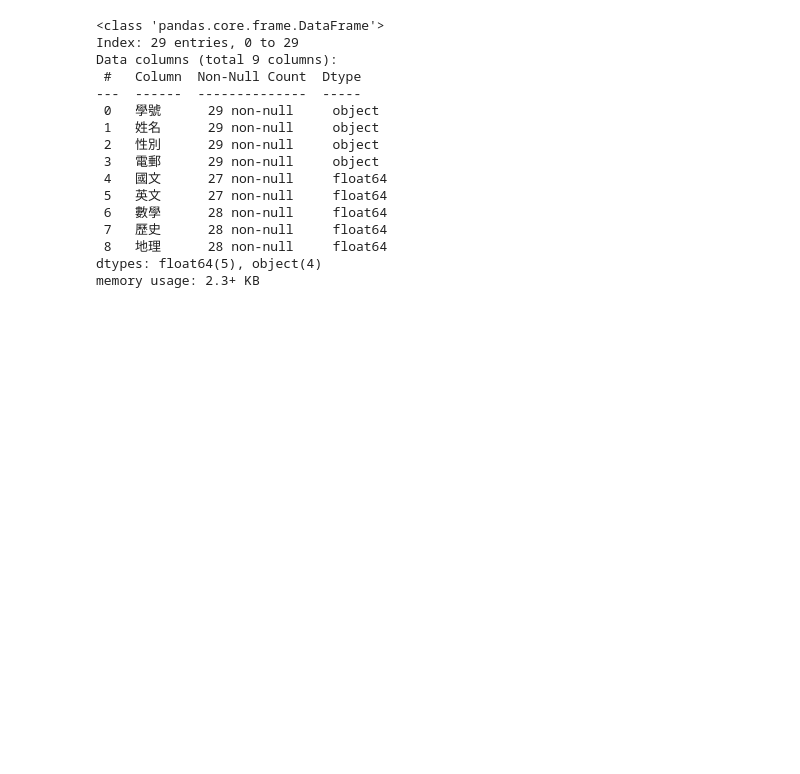
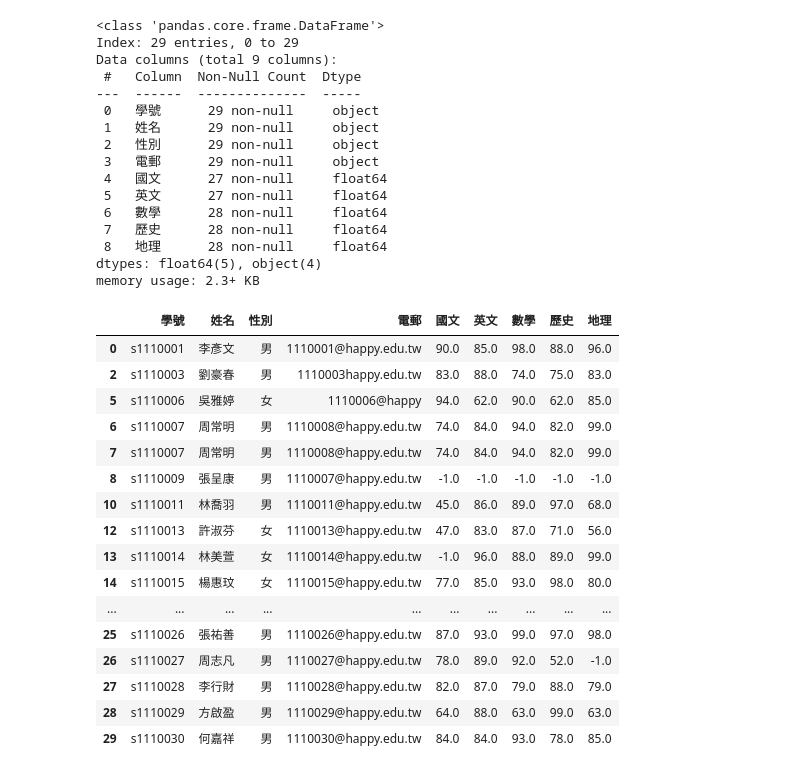
Before and after one commit to AshleyKoung/Data-Analysis, a Jupyter notebook: 資料清洗處理.ipynb, the cells around one changed output. Drawn from its saved outputs; the diff is of its cells as text; code cells hidden in the pictures; blank space fills up the shorter version.

```diff
--- a/資料清洗處理.ipynb
+++ b/資料清洗處理.ipynb
@@ -124,3 +124,28 @@ Data columns (total 9 columns):
  8   地理      28 non-null     float64
 dtypes: float64(5), object(4)
 memory usage: 2.3+ KB
+# %%
+#將檔案中空值刪除
+
+import pandas as pd
+df = pd.read_csv('學生月考成績檔.csv')
+df=df.dropna()
+df
+# %% [output]
+|  | 學號 | 姓名 | 性別 | 電郵 | 國文 | 英文 | 數學 | 歷史 | 地理 |
+| 0 | s1110001 | 李彥文 | 男 | 1110001@happy.edu.tw | 90.0 | 85.0 | 98.0 | 88.0 | 96.0 |
+| 2 | s1110003 | 劉豪春 | 男 | 1110003happy.edu.tw | 83.0 | 88.0 | 74.0 | 75.0 | 83.0 |
+| 5 | s1110006 | 吳雅婷 | 女 | 1110006@happy | 94.0 | 62.0 | 90.0 | 62.0 | 85.0 |
+| 6 | s1110007 | 周常明 | 男 | 1110008@happy.edu.tw | 74.0 | 84.0 | 94.0 | 82.0 | 99.0 |
+| 7 | s1110007 | 周常明 | 男 | 1110008@happy.edu.tw | 74.0 | 84.0 | 94.0 | 82.0 | 99.0 |
+| 8 | s1110009 | 張呈康 | 男 | 1110007@happy.edu.tw | -1.0 | -1.0 | -1.0 | -1.0 | -1.0 |
+| 10 | s1110011 | 林喬羽 | 男 | 1110011@happy.edu.tw | 45.0 | 86.0 | 89.0 | 97.0 | 68.0 |
+| 12 | s1110013 | 許淑芬 | 女 | 1110013@happy.edu.tw | 47.0 | 83.0 | 87.0 | 71.0 | 56.0 |
+| 13 | s1110014 | 林美萱 | 女 | 1110014@happy.edu.tw | -1.0 | 96.0 | 88.0 | 89.0 | 99.0 |
+| 14 | s1110015 | 楊惠玟 | 女 | 1110015@happy.edu.tw | 77.0 | 85.0 | 93.0 | 98.0 | 80.0 |
+| ... | ... | ... | ... | ... | ... | ... | ... | ... | ... |
+| 25 | s1110026 | 張祐善 | 男 | 1110026@happy.edu.tw | 87.0 | 93.0 | 99.0 | 97.0 | 98.0 |
+| 26 | s1110027 | 周志凡 | 男 | 1110027@happy.edu.tw | 78.0 | 89.0 | 92.0 | 52.0 | -1.0 |
+| 27 | s1110028 | 李行財 | 男 | 1110028@happy.edu.tw | 82.0 | 87.0 | 79.0 | 88.0 | 79.0 |
+| 28 | s1110029 | 方啟盈 | 男 | 1110029@happy.edu.tw | 64.0 | 88.0 | 63.0 | 99.0 | 63.0 |
+| 29 | s1110030 | 何嘉祥 | 男 | 1110030@happy.edu.tw | 84.0 | 84.0 | 93.0 | 78.0 | 85.0 |
```
Also changed, not shown: parts of 2 cells of this notebook.
